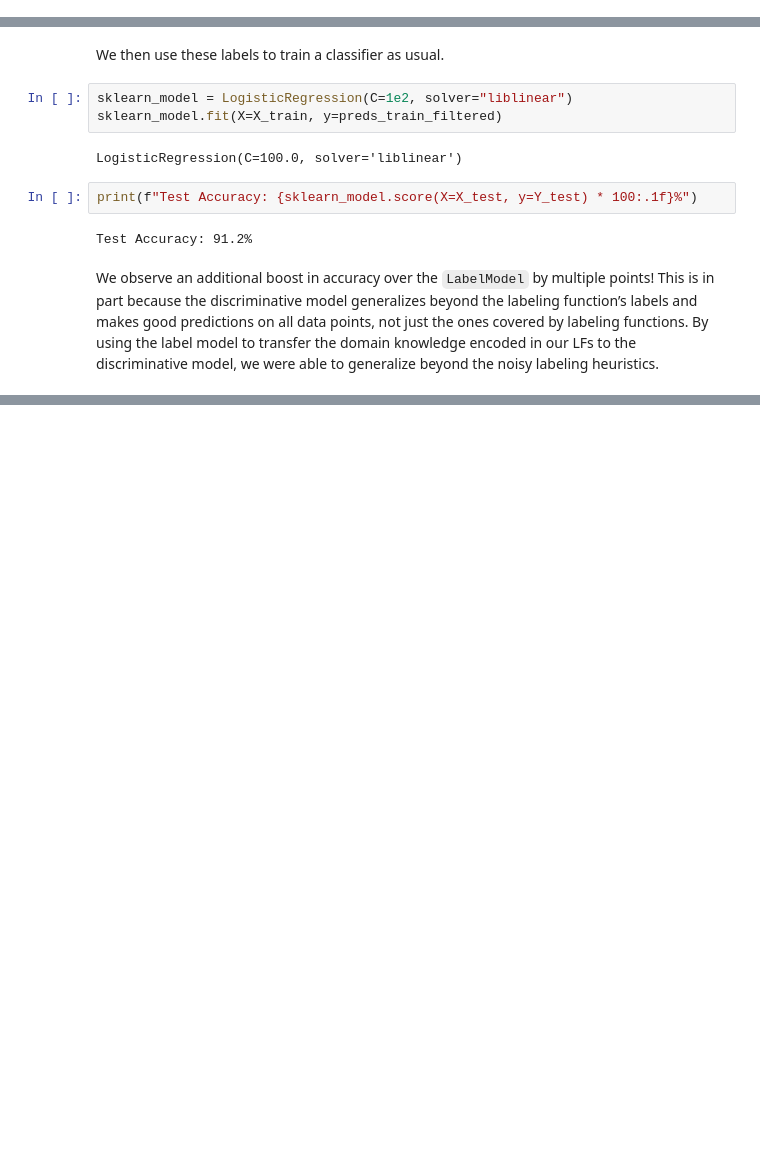
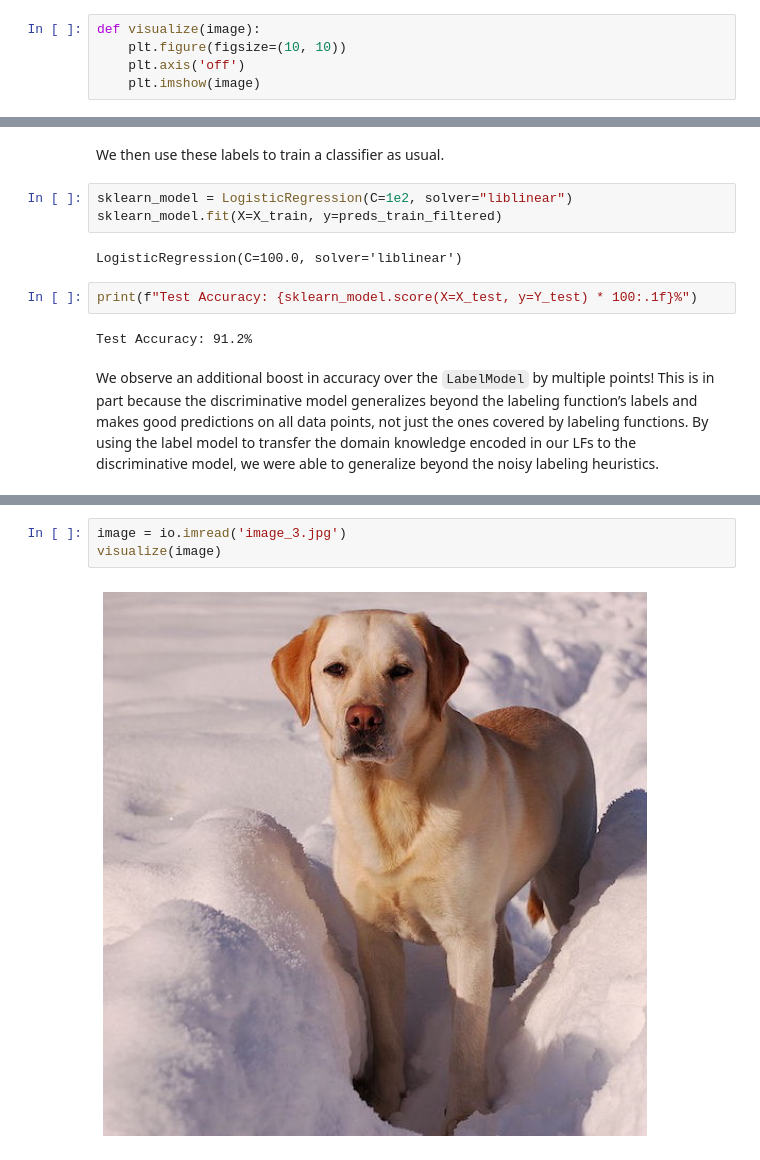
Before and after one commit to phonchi/nsysu-math6084, a Jupyter notebook: static_files/presentations/08_Dataset.ipynb, the cells around one changed output, grey strips where cells are left out. Cells and saved outputs as stored; diff of their text form; blank space fills up the shorter version.

```diff
--- a/static_files/presentations/08_Dataset.ipynb
+++ b/static_files/presentations/08_Dataset.ipynb
@@ -132,6 +136,11 @@ if [ "$RELOAD" = true ]; then
 fi
 # %% [output]
 Overwriting download_data.sh
+# %%
+def visualize(image):
+    plt.figure(figsize=(10, 10))
+    plt.axis('off')
+    plt.imshow(image)
 # %% [markdown]
 ## Scraping data using BeautifulSoup
 # %% [markdown]
@@ -755,0 +782,5 @@ We observe an additional boost in accuracy over the `LabelModel` by multiple poi
+# %%
+image = io.imread('image_3.jpg')
+visualize(image)
+# %% [output]
+[figure, added]
```
Also changed, not shown: parts of 12 cells of this notebook.
